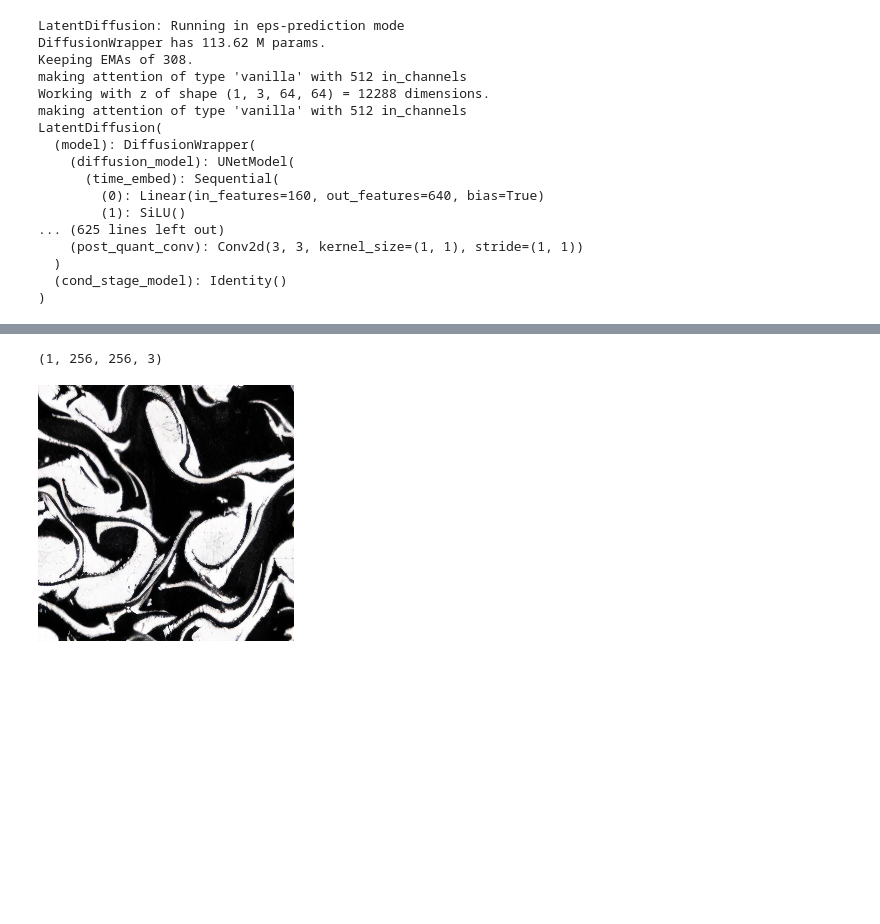
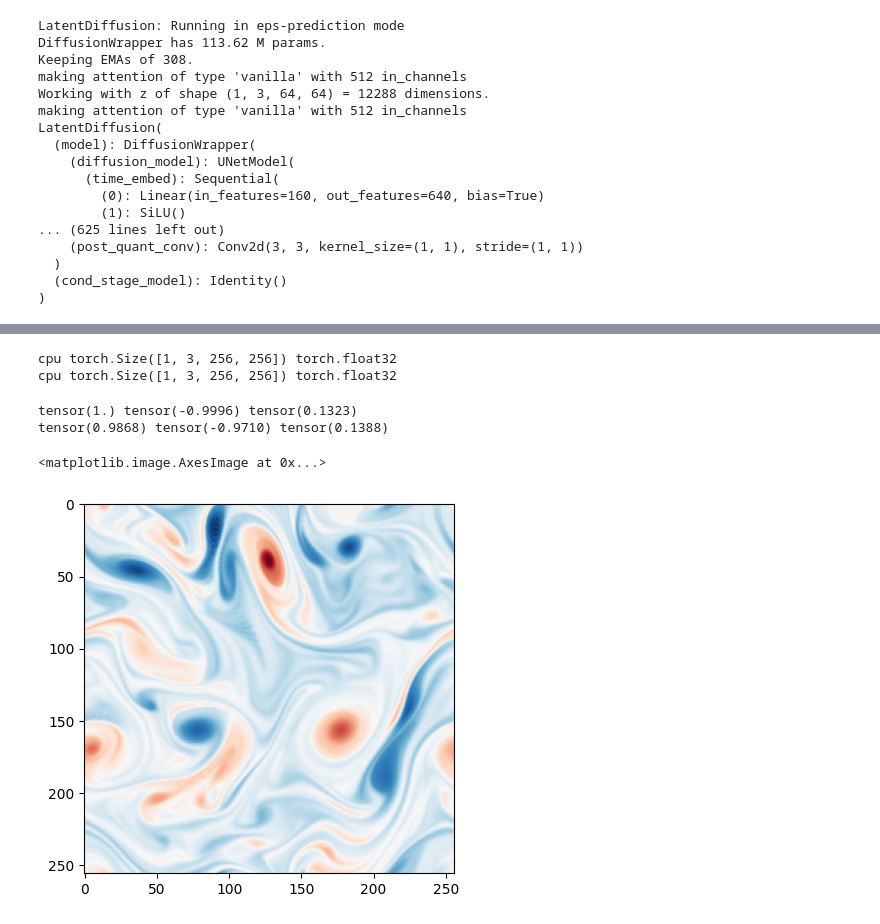
Before and after one commit to luciano-drozda/diffusion-kolmogorov-flow, a Jupyter notebook: inference.ipynb, the cells around one changed output, grey strips where cells are left out. Cells and saved outputs as stored; diff of their text form; code cells hidden in the pictures; blank space fills up the shorter version.

Commit message:
Call CompVis/latent-diffusion checkpoint model on JAX-CFD normalized data

```diff
--- a/inference.ipynb
+++ b/inference.ipynb
@@ -37,0 +47,11 @@ LatentDiffusion(
+# %%
+# Load JAX-CFD normalized data (range [-1,1])
+# See 'data/generate.ipynb'
+path       = 'data/data_normalized.h5'
+hr_data    = torch.from_numpy(h5py.File(path, 'r')['hr'][:])
+lr_data    = torch.from_numpy(h5py.File(path, 'r')['lr'][:])
+hr_tensor  = torch.stack([hr_data for _ in range(3)], 1)     # create RGB tensor from data
+lr_tensor  = torch.stack([lr_data for _ in range(3)], 1)     # create RGB tensor from data
+img_idx    = 0
+hr_image   = hr_tensor[img_idx].unsqueeze(0)                 # Shape becomes [1, 3, H, W]
+lr_image   = lr_tensor[img_idx].unsqueeze(0).to(device)      # Shape becomes [1, 3, H, W]
@@ -157,14 +110,18 @@ High-res images shape: torch.Size([1, 3, 256, 256])
-# %%
-import numpy as np
-sample = hr_images.detach().cpu()
-sample = torch.clamp(sample, -1., 1.)
-sample = (sample + 1.) / 2. * 255
-sample = sample.numpy().astype(np.uint8)
-sample = np.transpose(sample, (0, 2, 3, 1))
-print(sample.shape)
-a = Image.fromarray(sample[0])
-a.save(f"data/hr_image.png")
-a
-# %% [output]
-(1, 256, 256, 3)
-[figure, removed]
+# %%
+hr_ldm = hr_ldm.to("cpu")
+print(hr_image.device, hr_image.shape, hr_image.dtype) # REFERENCE DATA
+print(hr_ldm.device,   hr_ldm.shape,   hr_ldm.dtype)   # LDM OUTPUT
+# %% [output]
+cpu torch.Size([1, 3, 256, 256]) torch.float32
+cpu torch.Size([1, 3, 256, 256]) torch.float32
+# %%
+print(hr_image.max(), hr_image.min(), torch.mean(hr_image)) # REFERENCE DATA
+print(hr_ldm.max(),   hr_ldm.min(),   torch.mean(hr_ldm))   # LDM OUTPUT
+# %% [output]
+tensor(1.) tensor(-0.9996) tensor(0.1323)
+tensor(0.9868) tensor(-0.9710) tensor(0.1388)
+# %%
+plt.imshow(hr_image.squeeze()[0], vmin=-1, vmax=1, cmap='RdBu')
+# %% [output]
+<matplotlib.image.AxesImage at 0x...>
+[figure, added]
```
Also changed, not shown: parts of 11 cells of this notebook.
